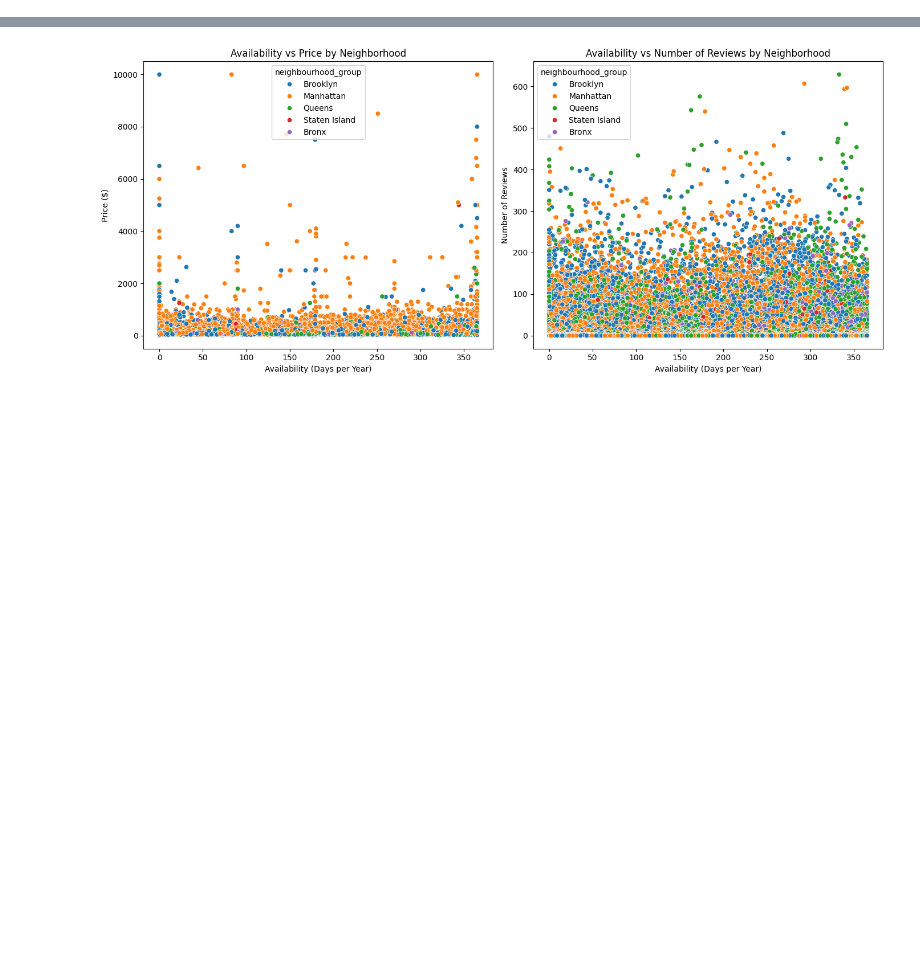
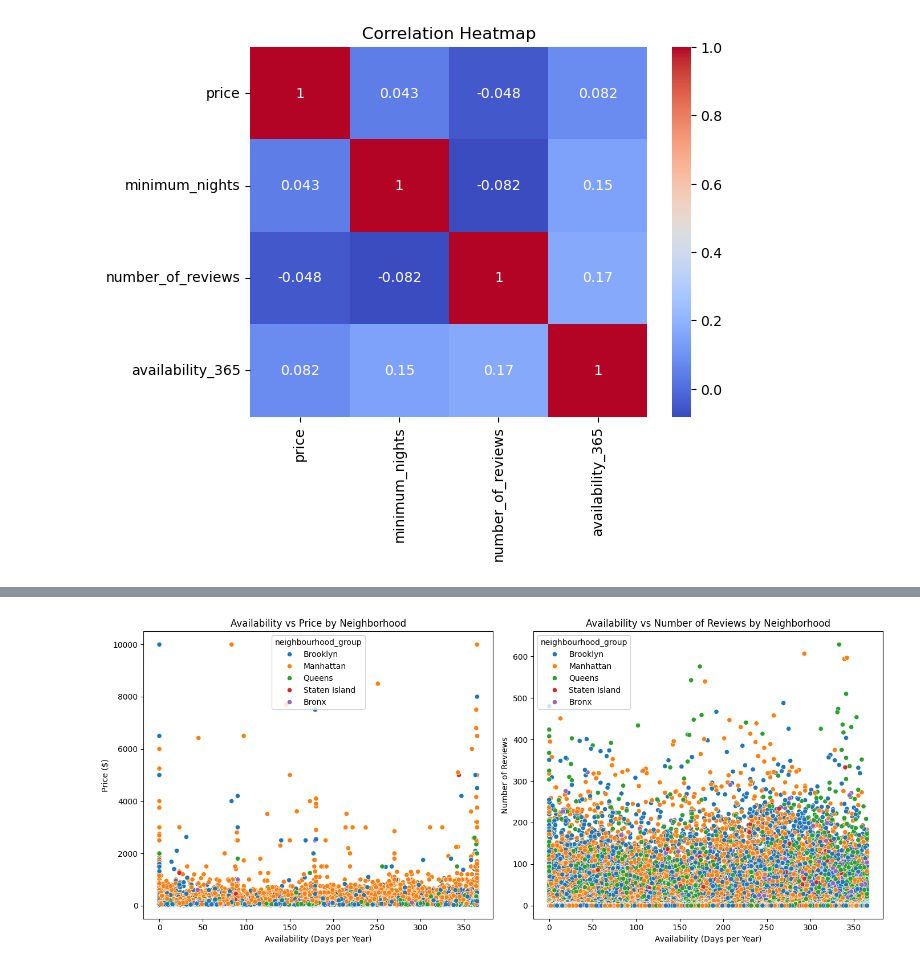
Before and after one commit to Arda-Dinc04/Airbnb-Project, a Jupyter notebook: Test.ipynb, the cells around one changed output, grey strips where cells are left out. Saved outputs shown, nothing was run; the diff lists cells and outputs as text; code cells hidden in the pictures; blank space fills up the shorter version.

```diff
--- a/Test.ipynb
+++ b/Test.ipynb
@@ -24 +84,11 @@ dataAribnb
+# %%
+# Calculate correlation matrix
+correlation_matrix = dataAribnb[columns].corr()
+
+# Create a heatmap
+sns.heatmap(correlation_matrix, annot=True, cmap='coolwarm')
+plt.title('Correlation Heatmap')
+plt.show()
+# %% [output]
+[figure, added]
 # %% [markdown]
```
Also changed, not shown: parts of 8 cells of this notebook.
